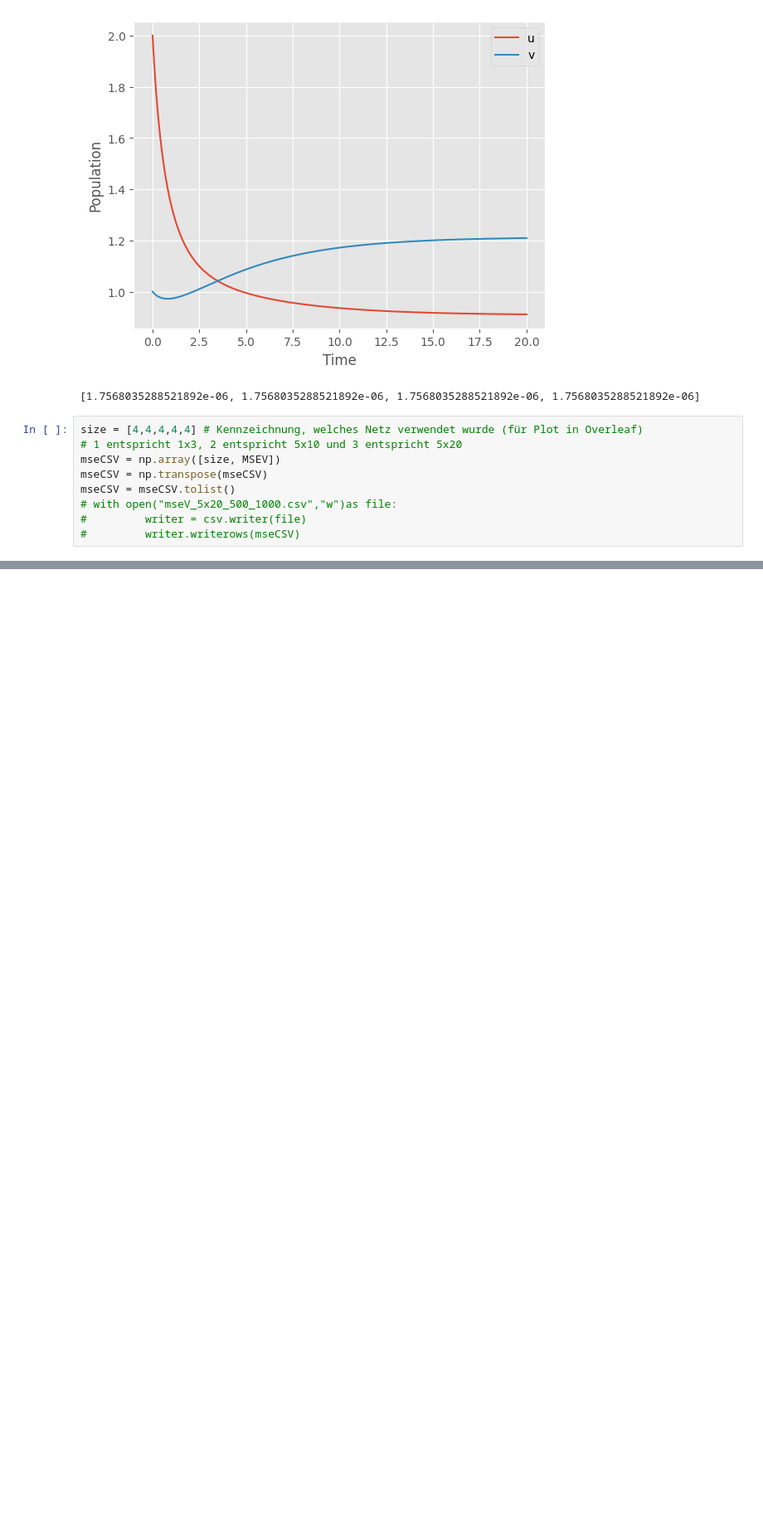
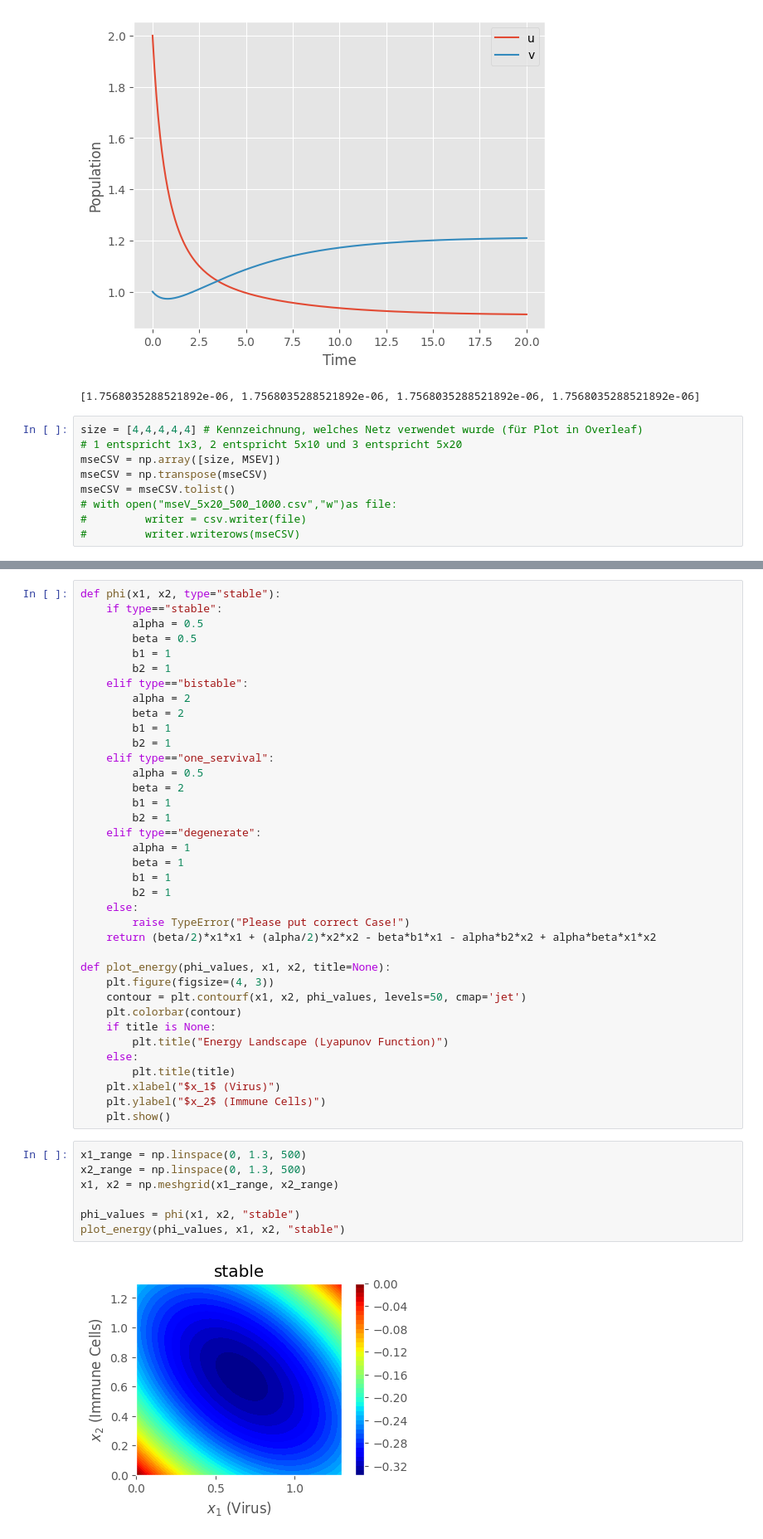
Before and after one commit to tirtho109/MasterThesis, a Jupyter notebook: src/SCIANN/sciann_model2.ipynb, the cells around one changed output, grey strips where cells are left out. Shown at 83% size. Saved outputs shown, nothing was run; the diff lists cells and outputs as text; blank space fills up the shorter version.

Commit message:
initial energy plot

```diff
--- a/src/SCIANN/sciann_model2.ipynb
+++ b/src/SCIANN/sciann_model2.ipynb
@@ -442,0 +445,46 @@ mseCSV = mseCSV.tolist()
+# %%
+def phi(x1, x2, type="stable"):
+    if type=="stable":
+        alpha = 0.5
+        beta = 0.5
+        b1 = 1
+        b2 = 1
+    elif type=="bistable":
+        alpha = 2
+        beta = 2
+        b1 = 1
+        b2 = 1
+    elif type=="one_servival":
+        alpha = 0.5
+        beta = 2
+        b1 = 1
+        b2 = 1
+    elif type=="degenerate":
+        alpha = 1
+        beta = 1
+        b1 = 1
+        b2 = 1
+    else:
+        raise TypeError("Please put correct Case!")
+    return (beta/2)*x1*x1 + (alpha/2)*x2*x2 - beta*b1*x1 - alpha*b2*x2 + alpha*beta*x1*x2
+
+def plot_energy(phi_values, x1, x2, title=None):
+    plt.figure(figsize=(4, 3))
+    contour = plt.contourf(x1, x2, phi_values, levels=50, cmap='jet')
+    plt.colorbar(contour)
+    if title is None:
+        plt.title("Energy Landscape (Lyapunov Function)")
+    else:
+        plt.title(title)
+    plt.xlabel("$x_1$ (Virus)")
+    plt.ylabel("$x_2$ (Immune Cells)")
+    plt.show()
+# %%
+x1_range = np.linspace(0, 1.3, 500)
+x2_range = np.linspace(0, 1.3, 500)
+x1, x2 = np.meshgrid(x1_range, x2_range)
+
+phi_values = phi(x1, x2, "stable")
+plot_energy(phi_values, x1, x2, "stable")
+# %% [output]
+[figure, added]
```
Also changed, not shown: parts of 8 cells of this notebook, 1 other file.
